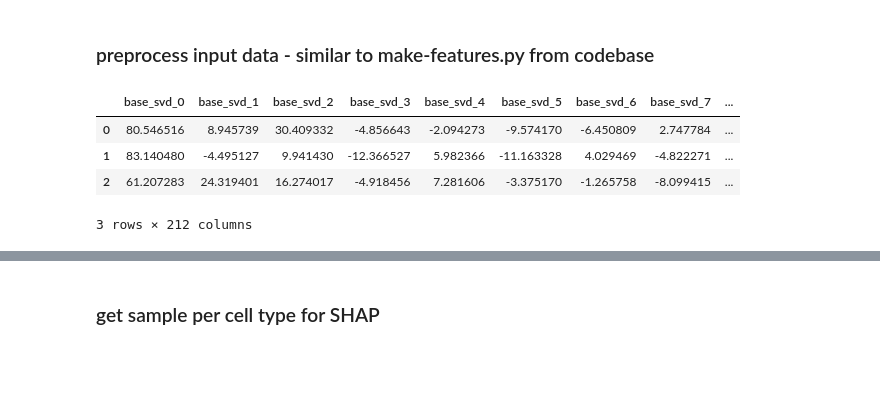
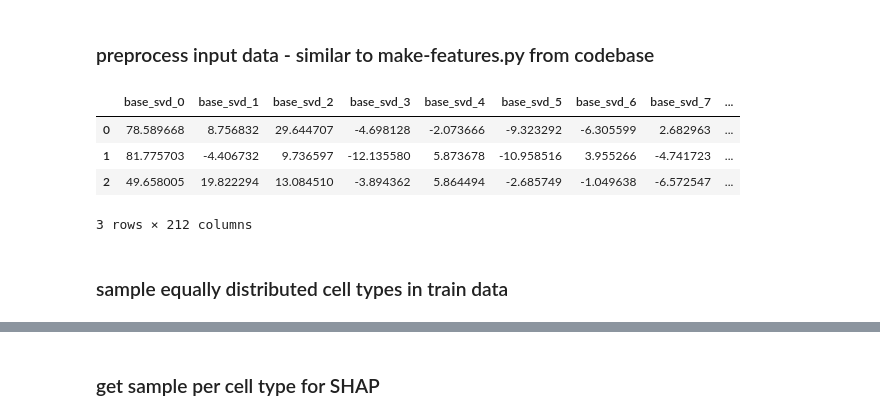
Before and after one commit to valentina-kg/open-problems-multimodal-3rd-solution, a Jupyter notebook: code/4.model/pred/preprocessing_sampling.ipynb, the cells around one changed output, grey strips where cells are left out. Drawn from its saved outputs; the diff is of its cells as text; code cells hidden in the pictures; blank space fills up the shorter version.

```diff
--- a/code/4.model/pred/preprocessing_sampling.ipynb
+++ b/code/4.model/pred/preprocessing_sampling.ipynb
@@ -166,8 +167,8 @@ metadata.shape
 # %% [output]
 (119191, 4)
 # %%
-train = pd.read_pickle(private_data_path + '/20220830_citeseq_rna_count_train.pkl')
-train.shape
+private_train_input = pd.read_pickle(private_data_path + '/20220830_citeseq_rna_count_train.pkl')
+private_train_input.shape
 # %% [output]
 (70988, 22085)
 # %%
@@ -228,3 +229,7 @@ use_cols_84 = np.loadtxt('2.preprocess_to_feature/cite/use_cols_84.txt')
 len(use_cols_84)
 # %% [output]
 22001
+# %%
+# combine private train and test data to apply svd jointly
+all_inputs = scipy.sparse.vstack([private_train_input.to_numpy(), private_test_input.X]).tocsr()
+all_inputs.shape
@@ -231,29 +238,32 @@ len(use_cols_84)
 # %%
 # normalize, log, svd (fitted in codebase) applied on 22001 columns of the data
 
-df_use = private_test_input[:, use_cols_84]
+df_use = all_inputs[:, use_cols_84]
 # df_use = private_test_input_raw[:, use_cols_84]  # _raw
 #print(df_use.X)
 
-sc.pp.normalize_per_cell(df_use)
-sc.pp.log1p(df_use.X)
+sc.pp.normalize_per_cell(df_use, copy=True)
+sc.pp.log1p(df_use)
 
 with open('2.preprocess_to_feature/cite/svd_model_fitted_128.pkl', 'rb') as file:
     svd = pickle.load(file)
 
-result_svd = svd.transform(df_use.X)
+result_svd = svd.transform(df_use)
 
-test_cite_pp = pd.DataFrame(result_svd, index = private_test_input.obs_names)     # has cell_ids   # _raw
+train_cite_pp = pd.DataFrame(result_svd[:private_train_input.shape[0]], index = private_train_input.index)   # has cell_ids
+test_cite_pp = pd.DataFrame(result_svd[private_train_input.shape[0]:], index = private_test_input.obs_names)     # has cell_ids   # _raw
 
 # important protein cols ---------------------------------------------------------------------
 # normalize, log applied on 84 handselected columns of the data
-df_important = private_test_input.X[:, use_imp_cols_84]   # _raw
+df_important = all_inputs[:, use_imp_cols_84]   # _raw
 df_important = sc.AnnData(X = df_important)
 sc.pp.normalize_per_cell(df_important)
 sc.pp.log1p(df_important)
 
-test_imp = pd.DataFrame(df_important.X.toarray(), index = private_test_input.obs_names).add_prefix('imp_')   # _raw
+train_imp = pd.DataFrame(df_important.X[:private_train_input.shape[0]].toarray(), index = private_train_input.index).add_prefix('imp_')
+test_imp = pd.DataFrame(df_important.X[private_train_input.shape[0]:].toarray(), index = private_test_input.obs_names).add_prefix('imp_')   # _raw
 # %%
+train_cite_pp = train_cite_pp.add_prefix('base_svd_')
 test_cite_pp = test_cite_pp.add_prefix('base_svd_')
 test_cite_pp.shape
 # %% [output]
@@ -266,13 +276,17 @@ test_imp.shape
 ### preprocess input data - similar to make-features.py from codebase
 # %%
 # concatenate all 128+84 columns
+X_train_svd_128 = pd.concat([train_cite_pp.reset_index(drop=True),
+                            train_imp.reset_index(drop=True),
+                           ], axis = 1)
+
 X_test_svd_128 = pd.concat([test_cite_pp.reset_index(drop=True),
                             test_imp.reset_index(drop=True),
                            ], axis = 1)
 X_test_svd_128.head(3)   # final X_test
 # %% [output]
 |  | base_svd_0 | base_svd_1 | base_svd_2 | base_svd_3 | base_svd_4 | base_svd_5 | base_svd_6 | base_svd_7 | ... |
-| 0 | 80.546516 | 8.945739 | 30.409332 | -4.856643 | -2.094273 | -9.574170 | -6.450809 | 2.747784 | ... |
-| 1 | 83.140480 | -4.495127 | 9.941430 | -12.366527 | 5.982366 | -11.163328 | 4.029469 | -4.822271 | ... |
-| 2 | 61.207283 | 24.319401 | 16.274017 | -4.918456 | 7.281606 | -3.375170 | -1.265758 | -8.099415 | ... |
+| 0 | 78.589668 | 8.756832 | 29.644707 | -4.698128 | -2.073666 | -9.323292 | -6.305599 | 2.682963 | ... |
+| 1 | 81.775703 | -4.406732 | 9.736597 | -12.135580 | 5.873678 | -10.958516 | 3.955266 | -4.741723 | ... |
+| 2 | 49.658005 | 19.822294 | 13.084510 | -3.894362 | 5.864494 | -2.685749 | -1.049638 | -6.572547 | ... |
 3 rows × 212 columns
@@ -280,3 +298,5 @@ X_test_svd_128.head(3)   # final X_test
 # save prepared private X_test
 with open('4.model/pred/private_X_test_svd_128.pkl', 'wb') as f:   # _raw
     pickle.dump(X_test_svd_128, f)
+# %% [markdown]
+### sample equally distributed cell types in train data
```
Also changed, not shown: parts of 11 cells of this notebook, 39 other files.
